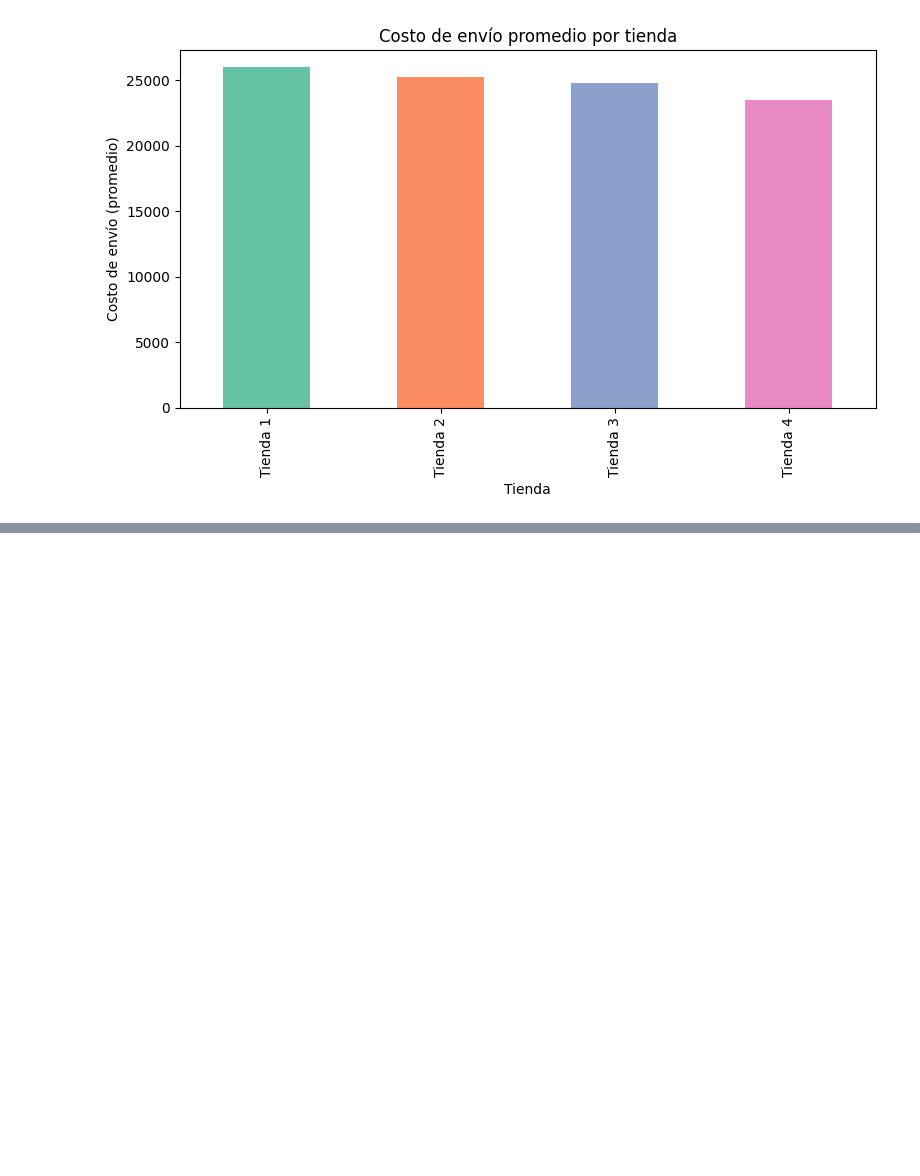
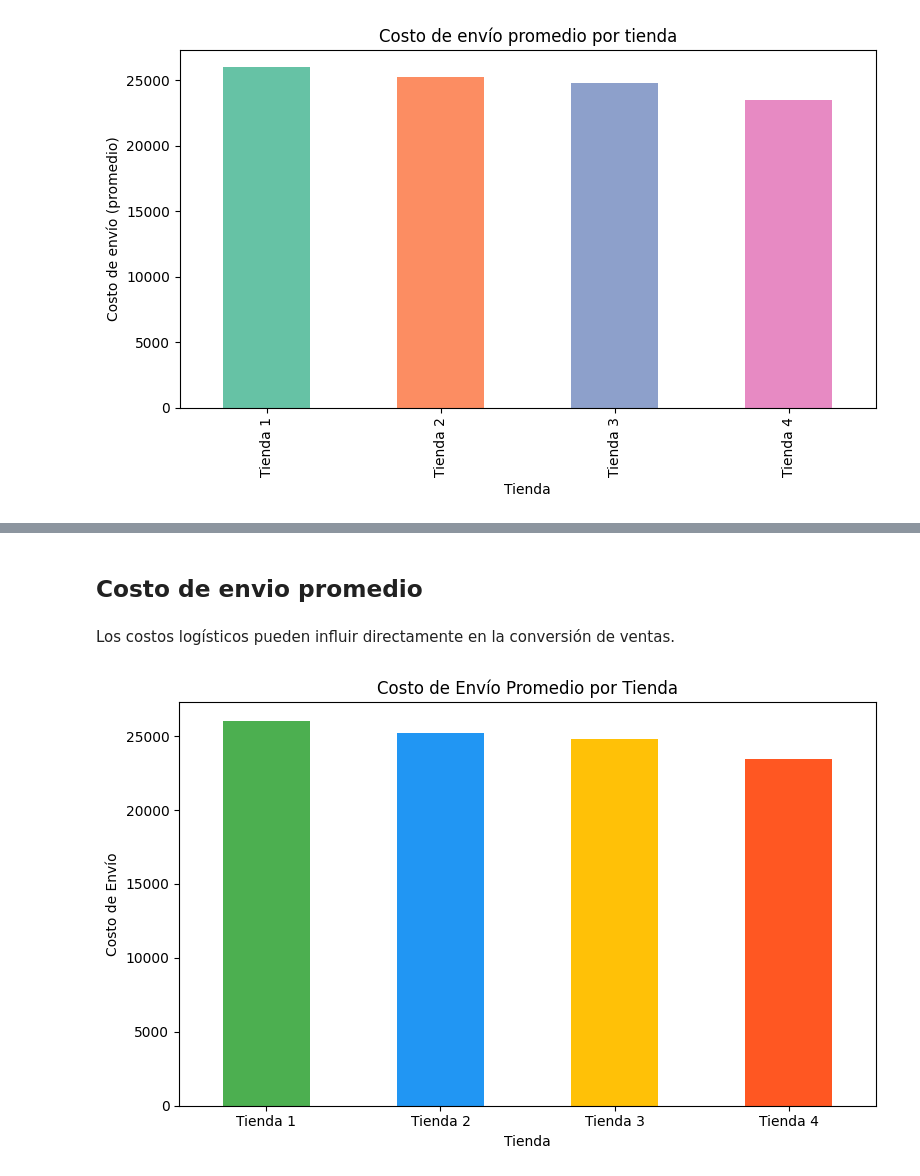
Before and after one commit to Crnari/Alura-Store, a Jupyter notebook: notebooks/AluraStoreLatam.ipynb, the cells around one changed output, grey strips where cells are left out. Saved outputs shown, nothing was run; the diff lists cells and outputs as text; code cells hidden in the pictures; blank space fills up the shorter version.

```diff
--- a/notebooks/AluraStoreLatam.ipynb
+++ b/notebooks/AluraStoreLatam.ipynb
@@ -371,0 +516,13 @@ plt.show()
+# %% [markdown]
+## Costo de envio promedio
+# %% [markdown]
+Los costos logísticos pueden influir directamente en la conversión de ventas.
+# %%
+df_costo_promedio.plot(kind="bar", x="Tienda", y="Costo de envío promedio", figsize=(8,5), color= colores, legend = False)
+plt.title("Costo de Envío Promedio por Tienda")
+plt.ylabel("Costo de Envío")
+plt.xticks(rotation=0)
+plt.tight_layout()
+plt.show()
+# %% [output]
+[figure, added]
```
Also changed, not shown: parts of 30 cells of this notebook.
